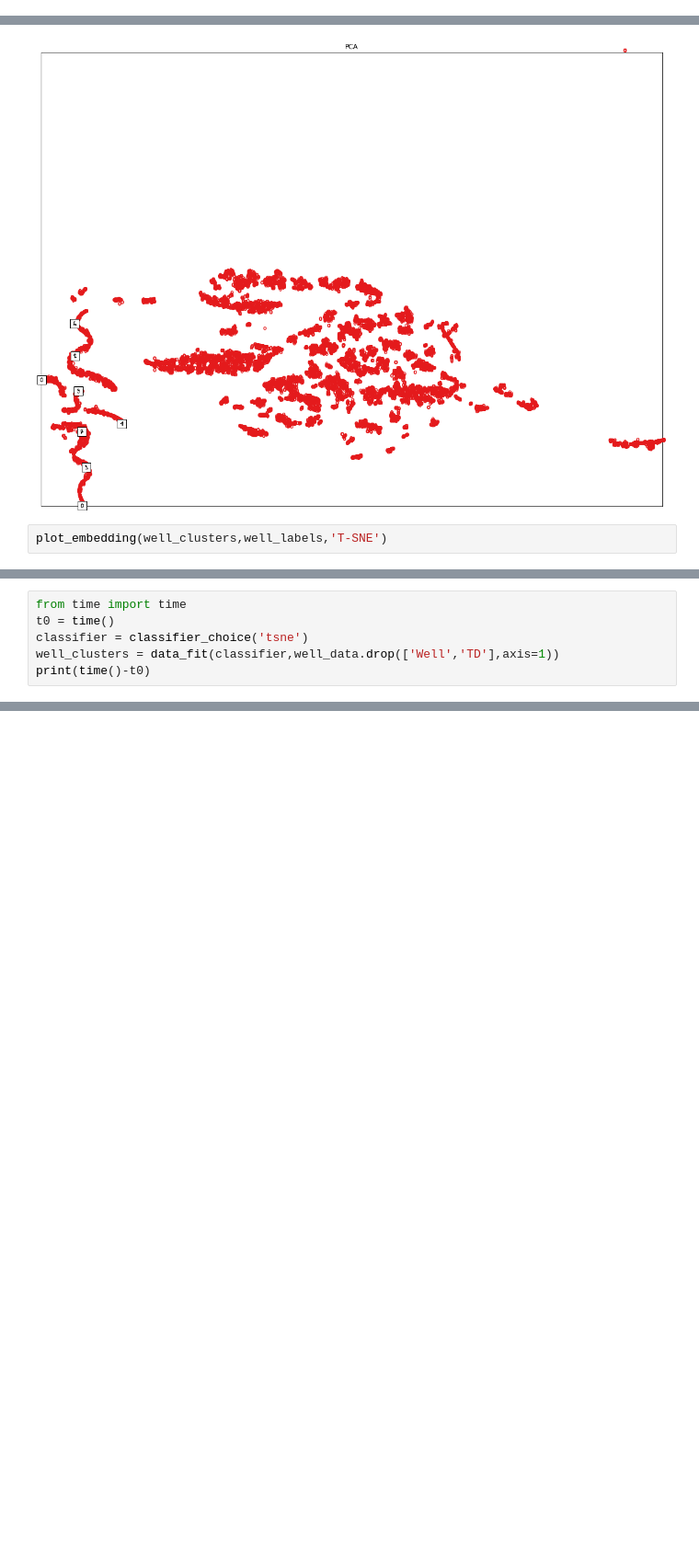
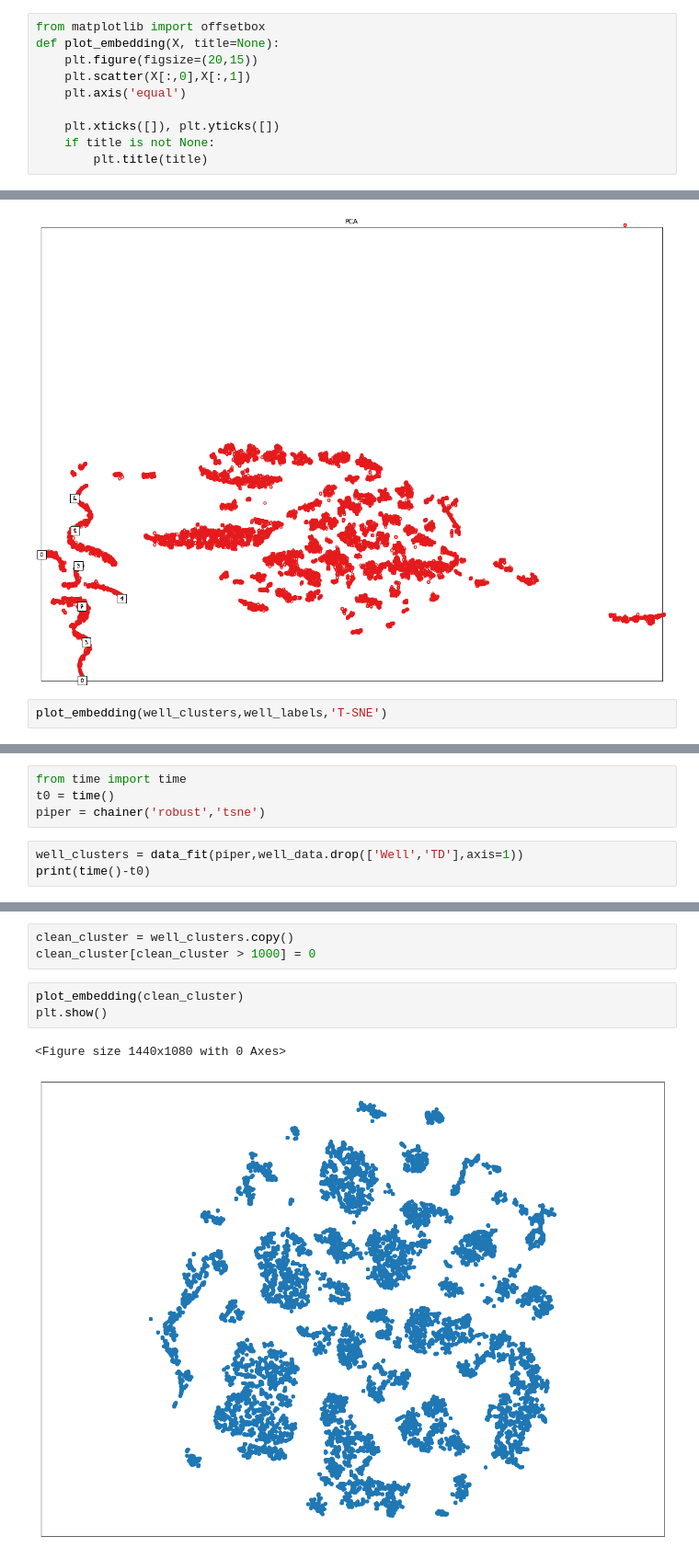
Before and after one commit to JesperDramsch/embedding, a Jupyter notebook: ML_Pipeline.ipynb, the cells around one changed output, grey strips where cells are left out. Shown at 92% size. Cells and saved outputs as stored; diff of their text form; blank space fills up the shorter version.

Commit message:
TSNE singled out

```diff
--- a/ML_Pipeline.ipynb
+++ b/ML_Pipeline.ipynb
@@ -54,3 +24,13 @@ def plot_embedding(X, y, title=None):
+# %%
+from matplotlib import offsetbox
+def plot_embedding(X, title=None):
+    plt.figure(figsize=(20,15))
+    plt.scatter(X[:,0],X[:,1])
+    plt.axis('equal')
+
+    plt.xticks([]), plt.yticks([])
+    if title is not None:
+        plt.title(title)
 # %%
 for mathod in methods:
     clf = classifier_choice(mathod)
@@ -112,9 +92,10 @@ plot_embedding(well_clusters,well_labels,'T-SNE')
 plt.show()
 # %% [output]
 [figure]
+# %%
+from time import time
+t0 = time()
+piper = chainer('robust','tsne')
 # %%
-from time import time
-t0 = time()
-classifier = classifier_choice('tsne')
-well_clusters = data_fit(classifier,well_data.drop(['Well','TD'],axis=1))
+well_clusters = data_fit(piper,well_data.drop(['Well','TD'],axis=1))
 print(time()-t0)
@@ -126,0 +104,9 @@ plt.show()
+# %%
+clean_cluster = well_clusters.copy()
+clean_cluster[clean_cluster > 1000] = 0
+# %%
+plot_embedding(clean_cluster)
+plt.show()
+# %% [output]
+<Figure size 1440x1080 with 0 Axes>
+[figure, added]
```
Also changed, not shown: parts of 4 cells of this notebook, 1 other file.
